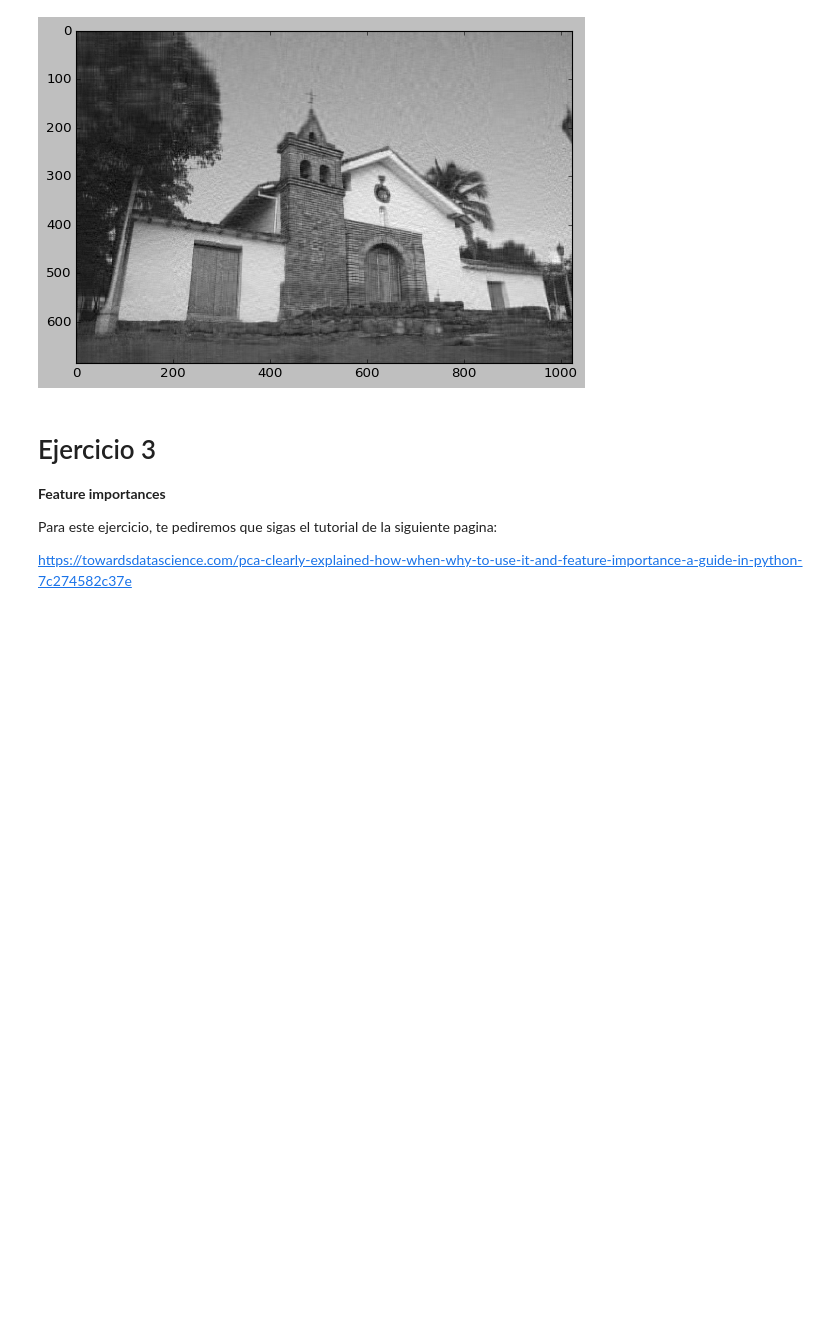
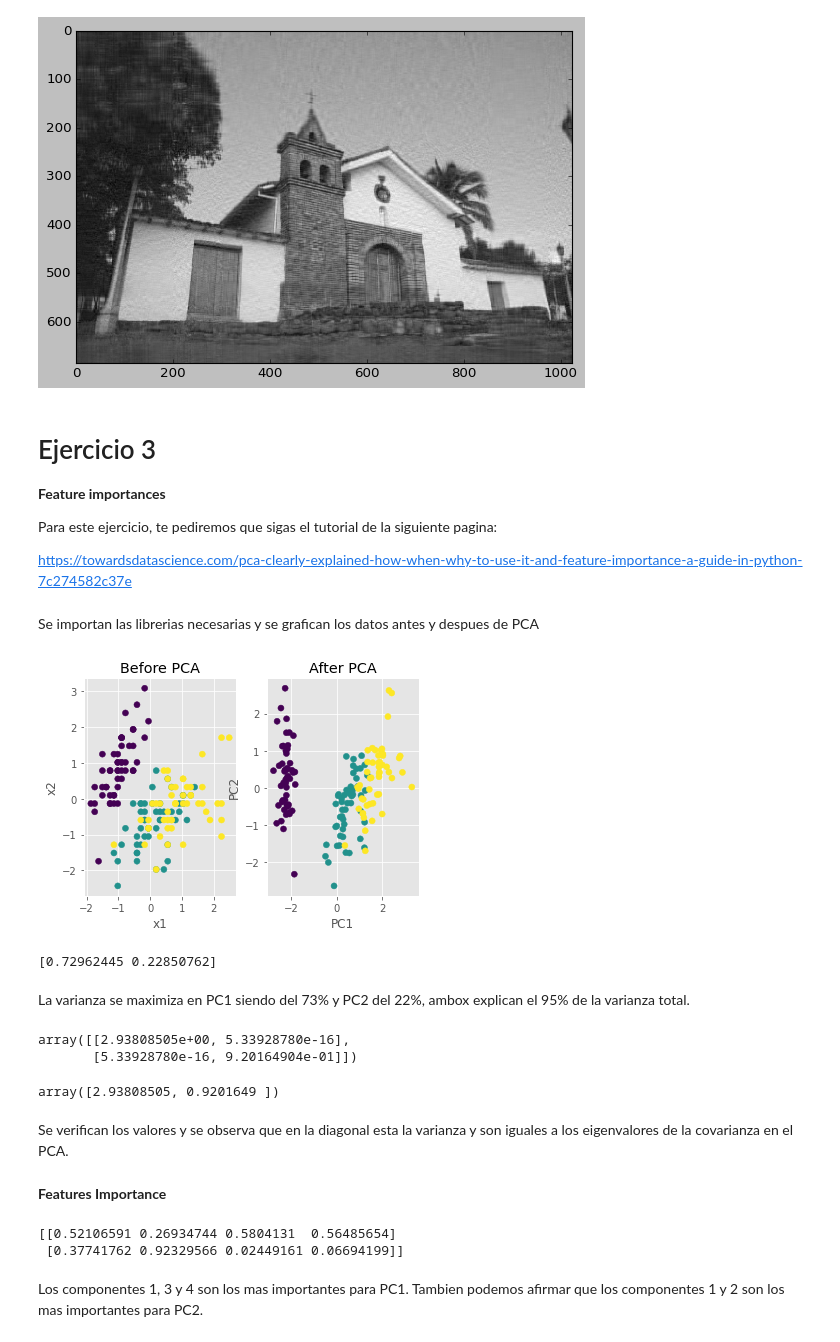
Before and after one commit to PosgradoMNA/actividades-de-aprendizaje-greyngs, a Jupyter notebook: Reduccion_dimensiones.ipynb, the cells around one changed output. Cells and saved outputs as stored; diff of their text form; code cells hidden in the pictures; blank space fills up the shorter version.

```diff
--- a/Reduccion_dimensiones.ipynb
+++ b/Reduccion_dimensiones.ipynb
@@ -461,0 +460,65 @@ https://towardsdatascience.com/pca-clearly-explained-how-when-why-to-use-it-and-
+# %% [markdown]
+Se importan las librerias necesarias y se grafican los datos antes y despues de PCA
+# %%
+#Python example using scikit-learn and the Iris dataset
+import numpy as np
+import matplotlib.pyplot as plt
+from sklearn import datasets
+from sklearn.decomposition import PCA
+import pandas as pd
+from sklearn.preprocessing import StandardScaler
+plt.style.use('ggplot')
+# Load the data
+iris = datasets.load_iris()
+X = iris.data
+y = iris.target
+# Z-score the features
+scaler = StandardScaler()
+scaler.fit(X)
+X = scaler.transform(X)
+# The PCA model
+pca = PCA(n_components=2) # estimate only 2 PCs
+X_new = pca.fit_transform(X) # project the original data into the PCA space
+# %%
+fig, axes = plt.subplots(1,2)
+axes[0].scatter(X[:,0], X[:,1], c=y)
+axes[0].set_xlabel('x1')
+axes[0].set_ylabel('x2')
+axes[0].set_title('Before PCA')
+axes[1].scatter(X_new[:,0], X_new[:,1], c=y)
+axes[1].set_xlabel('PC1')
+axes[1].set_ylabel('PC2')
+axes[1].set_title('After PCA')
+plt.show()
+# %% [output]
+[figure, added]
+# %%
+print(pca.explained_variance_ratio_)
+# %% [output]
+[0.72962445 0.22850762]
+# %% [markdown]
+La varianza se maximiza en PC1 siendo del 73% y PC2 del 22%, ambox explican el 95% de la varianza total.
+# %%
+#Proof of eigenvalues of original covariance matrix being equal to the variances of the reduced space
+np.cov(X_new.T)
+#np.array([[2.93808505e+00, 4.83198016e-16],
+#      [4.83198016e-16, 9.20164904e-01]])
+# %% [output]
+array([[2.93808505e+00, 5.33928780e-16],
+       [5.33928780e-16, 9.20164904e-01]])
+# %%
+pca.explained_variance_
+#array([2.93808505, 0.9201649 ])
+# %% [output]
+array([2.93808505, 0.9201649 ])
+# %% [markdown]
+Se verifican los valores y se observa que en la diagonal esta la varianza y son iguales a los eigenvalores de la covarianza en el PCA.
+# %% [markdown]
+**Features Importance**
+# %%
+print(abs( pca.components_ ))
+# %% [output]
+[[0.52106591 0.26934744 0.5804131  0.56485654]
+ [0.37741762 0.92329566 0.02449161 0.06694199]]
+# %% [markdown]
+Los componentes 1, 3 y 4 son los mas importantes para PC1. Tambien podemos afirmar que los componentes 1 y 2 son los mas importantes para PC2.
```
Also changed, not shown: parts of 8 cells of this notebook.
